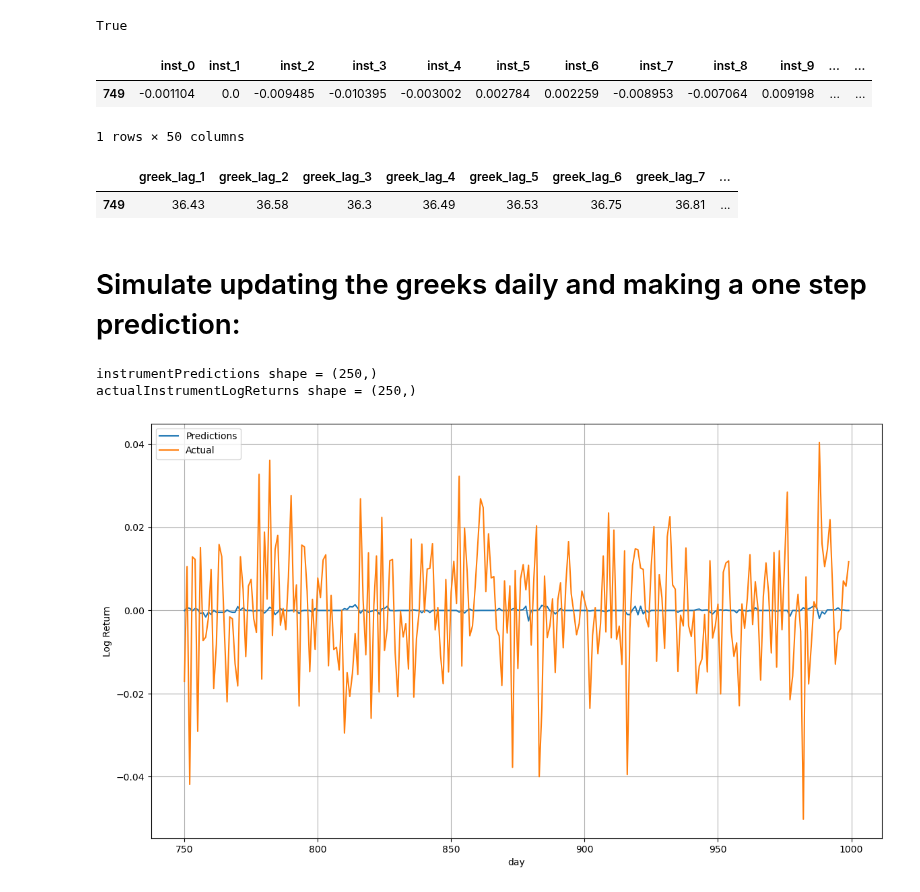
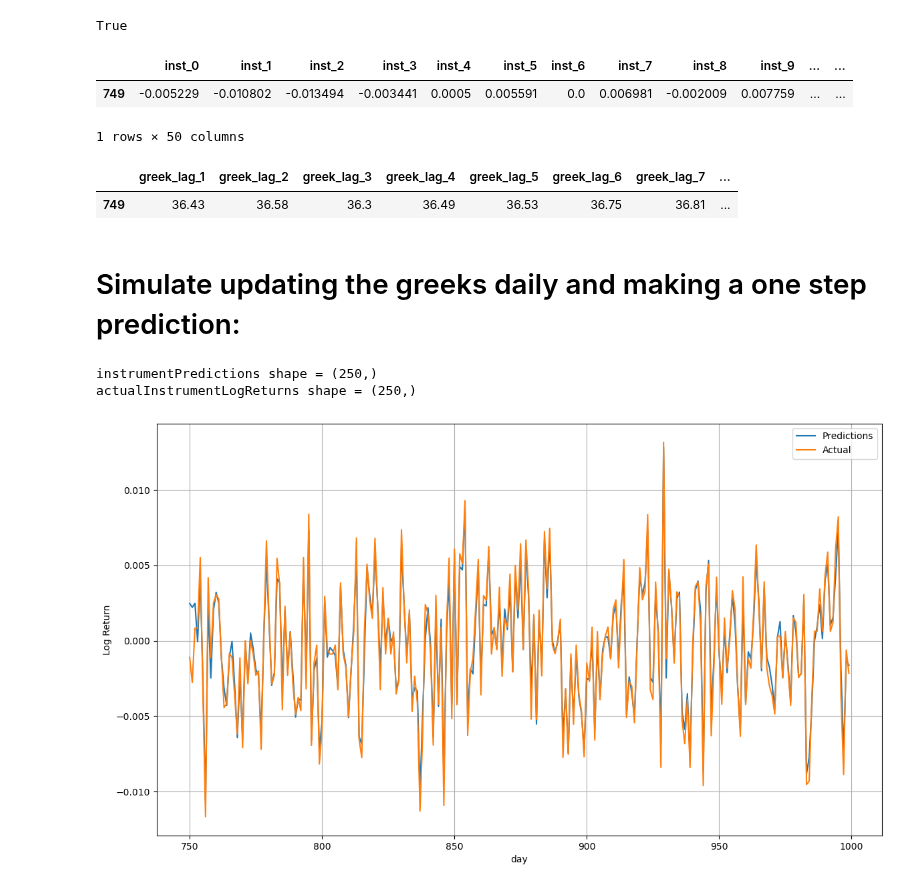
Before and after one commit to JensenJones/Algothon-2025, a Jupyter notebook: strategies/ms_forecasting/Forecaster simple notebook.ipynb, the cells around one changed output. Saved outputs shown, nothing was run; the diff lists cells and outputs as text; code cells hidden in the pictures.

Commit message:
Forecaster simple notebook.ipynb is predicting the log returns perfectly... cant get the main to do the same, not sure what I need to change

```diff
--- a/strategies/ms_forecasting/Forecaster simple notebook.ipynb
+++ b/strategies/ms_forecasting/Forecaster simple notebook.ipynb
@@ -57,12 +57,22 @@ Inst 0 days [742, 750]:
 | 749 | 36.43 | 36.58 | 36.3 | 36.49 | 36.53 | 36.75 | 36.81 | ... |
 each inst-greek has 730 days
 # %%
-logReturnsPricesWindow = prices1000Days[:, preTrainingDays:]
+logReturnsPricesWindow = prices1000Days[:, preTrainingDays - 1:]
 logReturnsNp = np.log(logReturnsPricesWindow[:, 1:] / logReturnsPricesWindow[:, :-1])
 
-logReturnsIndex = pd.RangeIndex(preTrainingDays, 999)
+logReturnsIndex = pd.RangeIndex(preTrainingDays, 1000)
 logReturnsSeries = pd.DataFrame(logReturnsNp.T,
                           index = logReturnsIndex,
                           columns = [f"inst_{i}" for i in range(logReturnsNp.shape[0])])
 
 logReturnsTrainingSeries = logReturnsSeries.iloc[:trainingDataWindowSize]
+display(logReturnsTrainingSeries.tail())
+display(logReturnsSeries.tail(1))
+
+print("Inst_0:")
+priceA = prices1000Days[0, 747]
+priceB = prices1000Days[0, 748]
+logReturnAToB = np.log(priceB / priceA)
+print(f"Price on day 748 = {priceA}")
+print(f"Price on day 749 = {priceB}")
+print(f"The log return for day 748 = {logReturnAToB}")
@@ -92,7 +117,7 @@ display(logReturnsTrainingSeries.tail(1))
 display(exogDict["inst_0"].tail(1))
 # %% [output]
 |  | inst_0 | inst_1 | inst_2 | inst_3 | inst_4 | inst_5 | inst_6 | inst_7 | inst_8 | inst_9 | ... | ... |
-| 749 | -0.001104 | 0.0 | -0.009485 | -0.010395 | -0.003002 | 0.002784 | 0.002259 | -0.008953 | -0.007064 | 0.009198 | ... | ... |
+| 749 | -0.005229 | -0.010802 | -0.013494 | -0.003441 | 0.0005 | 0.005591 | 0.0 | 0.006981 | -0.002009 | 0.007759 | ... | ... |
 1 rows × 50 columns
 |  | greek_lag_1 | greek_lag_2 | greek_lag_3 | greek_lag_4 | greek_lag_5 | greek_lag_6 | greek_lag_7 | ... |
 | 749 | 36.43 | 36.58 | 36.3 | 36.49 | 36.53 | 36.75 | 36.81 | ... |
@@ -119,26 +144,26 @@ for day in range(750, 1000):
 # %%
 def plotPredictedVsActualLogReturns(predictions, actualLogReturns, instrumentIndex):
     instrumentPredictions = np.array([prediction[instrumentIndex] for prediction in predictions])
     actualInstrumentLogReturns = actualLogReturns[instrumentIndex, :]
 
     print(f"instrumentPredictions shape = {instrumentPredictions.shape}")
     print(f"actualInstrumentLogReturns shape = {actualInstrumentLogReturns.shape}")
 
     days = np.arange(750, 1000)
 
     plt.figure(figsize=(14, 8))
     plt.plot(days, instrumentPredictions, label = "Predictions")
     plt.plot(days, actualInstrumentLogReturns, label = "Actual")
     plt.xlabel("day")
     plt.ylabel("Log Return")
     plt.legend()
     plt.grid(True)
     plt.show()
 
 actualLogReturns = np.log(prices1000Days[:, 750:] / prices1000Days[:, 749:-1])
 
-plotPredictedVsActualLogReturns(predictions, actualLogReturns, 37)
+plotPredictedVsActualLogReturns(predictions, actualLogReturns, 0)
 # %% [output]
 instrumentPredictions shape = (250,)
 actualInstrumentLogReturns shape = (250,)
-[figure, old version]
+[figure, new version]
```
Also changed, not shown: parts of 1 cell of this notebook, 3 other files.
